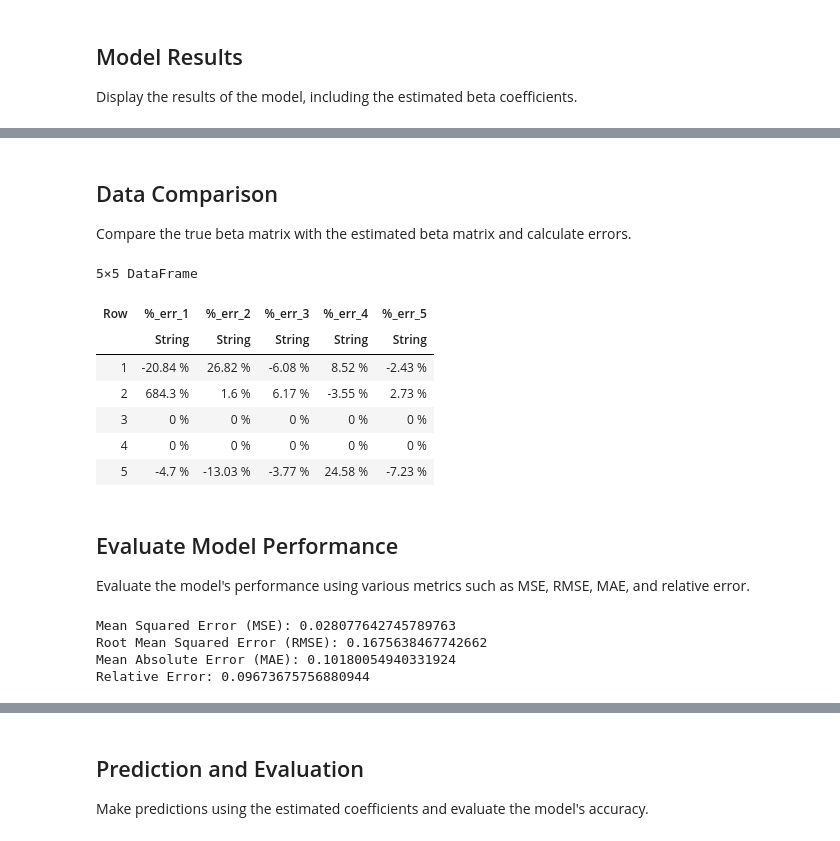
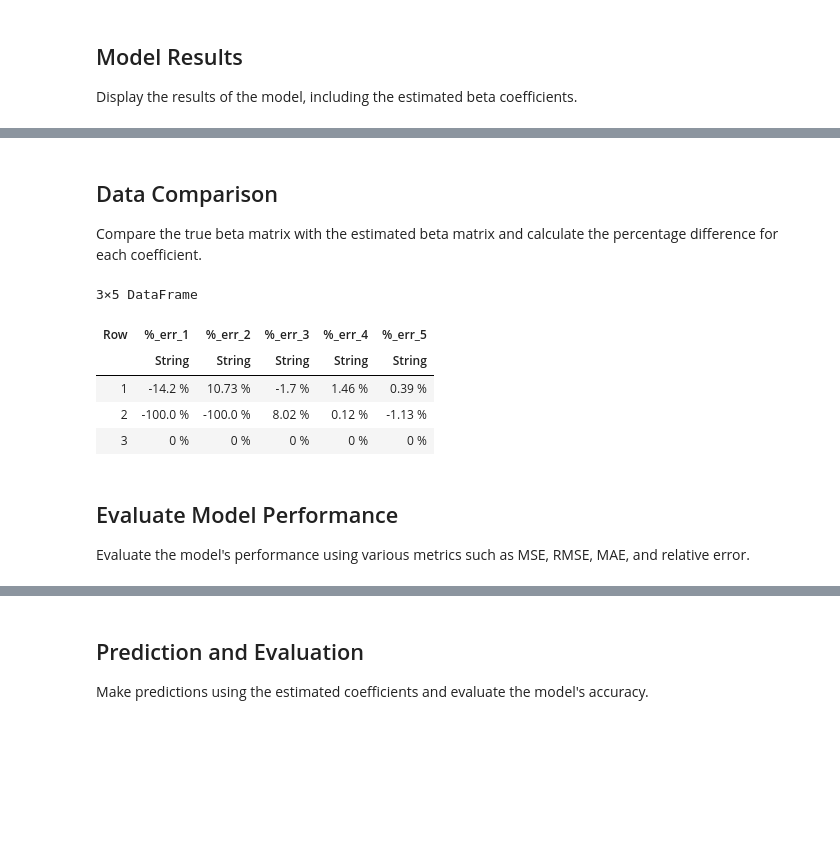
Before and after one commit to FrigaZzz/functional-data-regression-mip, a Jupyter notebook: notebooks/run_simulations/visual_N_predictors.ipynb, the cells around one changed output, grey strips where cells are left out. Drawn from its saved outputs; the diff is of its cells as text; code cells hidden in the pictures; blank space fills up the shorter version.

```diff
--- a/notebooks/run_simulations/visual_N_predictors.ipynb
+++ b/notebooks/run_simulations/visual_N_predictors.ipynb
@@ -205,14 +168,16 @@ Visualize the input data to understand its distribution and structure before run
 # %%
+using RCall
 
-# R"""
-# source(here("src", "R", "data_simulator","utils", "plot_utilities.R"))
+@rput J Z W basis_values
+R"""
+source(here("src", "R", "generic_simulator", "utils", "plot_utilities.R"))
 
-# plot_design_matrix(     J, "J", "basis","basis")
-# # #loop over the rows of Z in R code
-# for( i in 1:2 ) {
-#     plot_design_matrix(Z[i,,], paste("Z-obv",i),"basis", "predictor")
-#     plot_design_matrix(W[i, ,], paste("W-obv",i),"basis", "predictor")
-# }
-# plot_design_matrix(basis_values[1,,], "Basis Values", "basis","times")
+plot_design_matrix(J[1,,], "J", "basis","basis")
+#loop over the rows of Z in R code
+for( i in 1:1 ) {
+    plot_design_matrix(Z[i, ,], paste("Z-obv",i),"basis", "predictor")
+    plot_design_matrix(W[i, ,], paste("W-obv",i),"basis", "predictor")
+}
+plot_design_matrix(basis_values[1,,], "Basis Values", "basis","times")
 
-# """
+"""
@@ -227,9 +199,10 @@ include(model_file_path)
 
 λ =0.01
 λ_group = 0.001
-M = 1000
+M = 100
 
-beta_star, alpha_star, groups = mip_functional_regression(Y, Z, λ, λ_group, M, sum(true_predictors))
+to_predict = sum(true_predictors)
+beta_star, alpha_star, groups = mip_functional_regression(Y, Z, λ, λ_group, M, to_predict)
 # %% [output]
 Set parameter Username
 Academic license - for non-commercial use only - expires 2024-10-22
@@ -282,67 +242,43 @@ beta_star  # estimated beta
 # %% [markdown]
 ## Data Comparison
-Compare the true beta matrix with the estimated beta matrix and calculate errors.
+Compare the true beta matrix with the estimated beta matrix and calculate the percentage difference for each coefficient.
 # %%
 using DataFrames
 
 # Ensure beta_matrix and beta_star have the same dimensions
 if size(beta_matrix) != size(beta_star)
     error("beta_matrix and beta_star must have the same dimensions")
 end
 
 # Create a DataFrame and calculate the percentage error for each coefficient
 df = DataFrame()
 for i in 1:size(beta_matrix, 2)
     percent_error_col = Symbol("%_err_$i")
 
     # Replace values less than 10^-6 with zero in beta_matrix and beta_star
     beta_matrix[:, i] = ifelse.(abs.(beta_matrix[:, i]) .< 1e-6, 0, beta_matrix[:, i])
     beta_star[:, i] = ifelse.(abs.(beta_star[:, i]) .< 1e-6, 0, beta_star[:, i])
 
     # Calculate the percentage error while handling division by zero
     percent_error = ifelse.(beta_matrix[:, i] .== 0,
         ifelse.(beta_star[:, i] .== 0, 0, 100),
         round.(((beta_star[:, i] .- beta_matrix[:, i]) ./ beta_matrix[:, i]) .* 100, digits = 2)
     )
+    # Convert the percentage error to a string with the percentage symbol, cap values over 500%
+    df[!, percent_error_col] = ifelse.(percent_error .> 500.0, " >  500 %", string.(percent_error, " %"))
+    df[!, percent_error_col] = ifelse.(percent_error .< -500.0, "< 500 %", df[!, percent_error_col])
 
-    # Convert the percentage error to a string with the percentage symbol
-    df[!, percent_error_col] = string.(percent_error, " %")
 end
 
 # Show the DataFrame
 display(df)
 # %% [output]
-5×5 DataFrame
+3×5 DataFrame
 | Row | %_err_1 | %_err_2 | %_err_3 | %_err_4 | %_err_5 |
 |  | String | String | String | String | String |
-| 1 | -20.84 % | 26.82 % | -6.08 % | 8.52 % | -2.43 % |
-| 2 | 684.3 % | 1.6 % | 6.17 % | -3.55 % | 2.73 % |
+| 1 | -14.2 % | 10.73 % | -1.7 % | 1.46 % | 0.39 % |
+| 2 | -100.0 % | -100.0 % | 8.02 % | 0.12 % | -1.13 % |
 | 3 | 0 % | 0 % | 0 % | 0 % | 0 % |
-| 4 | 0 % | 0 % | 0 % | 0 % | 0 % |
-| 5 | -4.7 % | -13.03 % | -3.77 % | 24.58 % | -7.23 % |
 # %% [markdown]
 ## Evaluate Model Performance
 Evaluate the model's performance using various metrics such as MSE, RMSE, MAE, and relative error.
-# %%
-using Statistics
-using LinearAlgebra
-
-# Compute the difference between gamma_matrix and gamma_star
-diff_matrix = beta_matrix - beta_star
-
-# Evaluation Metrics
-mse = sum((diff_matrix).^2) / length(beta_star)  # Mean Squared Error
-rmse = sqrt(mse)                                  # Root Mean Squared Error
-mae = sum(abs.(diff_matrix)) / length(beta_star)  # Mean Absolute Error
-relative_error = norm(diff_matrix) / norm(beta_star)  # Relative Error
-
-# Print or use the evaluation metrics as needed
-println("Mean Squared Error (MSE): $mse")
-println("Root Mean Squared Error (RMSE): $rmse")
-println("Mean Absolute Error (MAE): $mae")
-println("Relative Error: $relative_error")
-# %% [output]
-Mean Squared Error (MSE): 0.028077642745789763
-Root Mean Squared Error (RMSE): 0.1675638467742662
-Mean Absolute Error (MAE): 0.10180054940331924
-Relative Error: 0.09673675756880944
```
Also changed, not shown: parts of 32 cells of this notebook, 34 other files.
